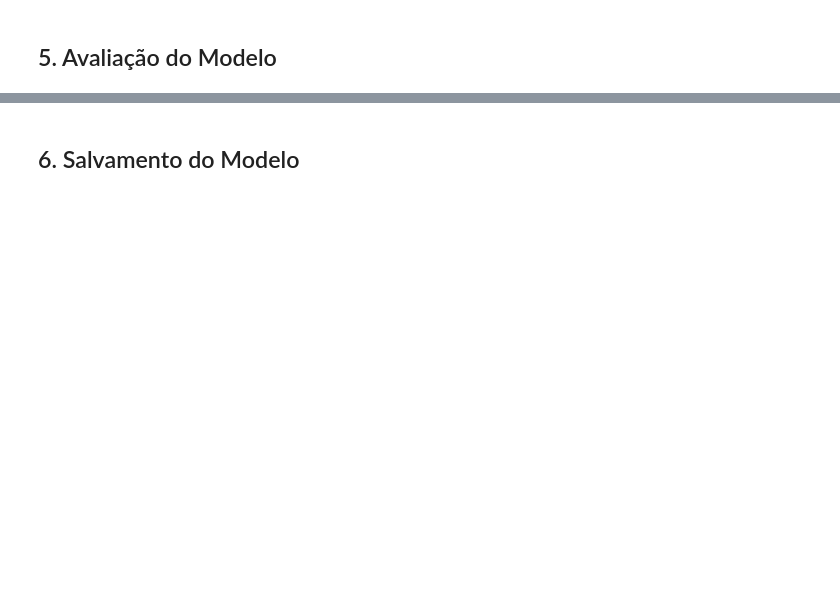
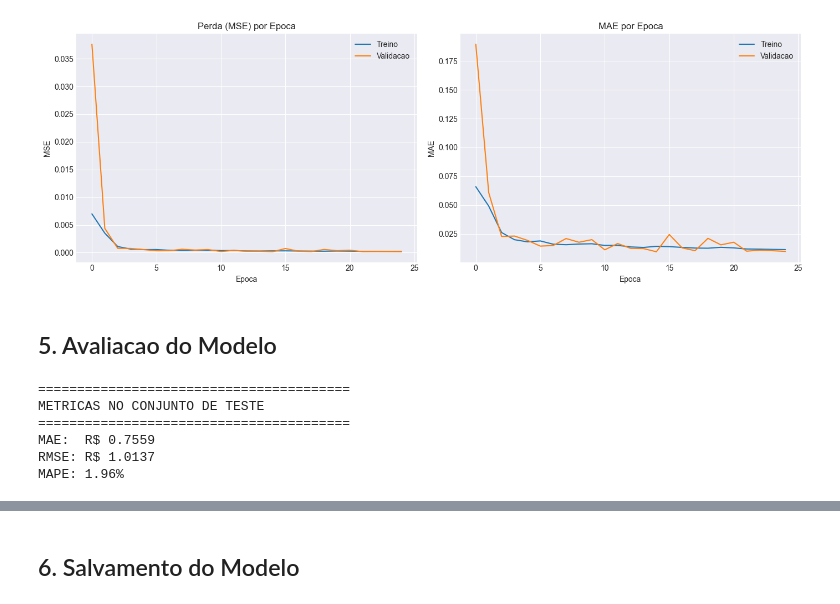
Before and after one commit to jrdados/tech-challenge-fase4, a Jupyter notebook: notebooks/01_lstm_itub4.ipynb, the cells around one changed output, grey strips where cells are left out. Drawn from its saved outputs; the diff is of its cells as text; code cells hidden in the pictures; blank space fills up the shorter version.

```diff
--- a/notebooks/01_lstm_itub4.ipynb
+++ b/notebooks/01_lstm_itub4.ipynb
@@ -93,3 +126,3 @@ print(f'Teste:   X={X_test.shape}   y={y_test.shape}')
 # %%
-model = build_model(window_size=WINDOW_SIZE)
-model.summary()
+model = build_model()
+print(model)
@@ -98,33 +146,42 @@ history = train_model(model, X_train, y_train, X_val, y_val, epochs=100, batch_s
 # %%
 fig, axes = plt.subplots(1, 2, figsize=(14, 5))
 
-axes[0].plot(history.history['loss'], label='Treino')
-axes[0].plot(history.history['val_loss'], label='Validação')
-axes[0].set_title('Perda (MSE) por Época')
-axes[0].set_xlabel('Época')
+axes[0].plot(history['loss'], label='Treino')
+axes[0].plot(history['val_loss'], label='Validacao')
+axes[0].set_title('Perda (MSE) por Epoca')
+axes[0].set_xlabel('Epoca')
 axes[0].set_ylabel('MSE')
 axes[0].legend()
 
-axes[1].plot(history.history['mae'], label='Treino')
-axes[1].plot(history.history['val_mae'], label='Validação')
-axes[1].set_title('MAE por Época')
-axes[1].set_xlabel('Época')
+axes[1].plot(history['mae'], label='Treino')
+axes[1].plot(history['val_mae'], label='Validacao')
+axes[1].set_title('MAE por Epoca')
+axes[1].set_xlabel('Epoca')
 axes[1].set_ylabel('MAE')
 axes[1].legend()
 
 plt.tight_layout()
 plt.savefig('../reports/figures/training_history.png', dpi=150, bbox_inches='tight')
 plt.show()
+# %% [output]
+[figure, added]
 # %% [markdown]
-## 5. Avaliação do Modelo
+## 5. Avaliacao do Modelo
 # %%
 metrics, y_true, y_pred = evaluate_model(model, X_test, y_test, scaler)
 
 print('=' * 40)
-print('MÉTRICAS NO CONJUNTO DE TESTE')
+print('METRICAS NO CONJUNTO DE TESTE')
 print('=' * 40)
 print(f"MAE:  R$ {metrics['MAE']:.4f}")
 print(f"RMSE: R$ {metrics['RMSE']:.4f}")
 print(f"MAPE: {metrics['MAPE']:.2f}%")
+# %% [output]
+========================================
+METRICAS NO CONJUNTO DE TESTE
+========================================
+MAE:  R$ 0.7559
+RMSE: R$ 1.0137
+MAPE: 1.96%
 # %%
 n_test = len(df) - len(X_test)
```
Also changed, not shown: parts of 20 cells of this notebook, 6 other files.
